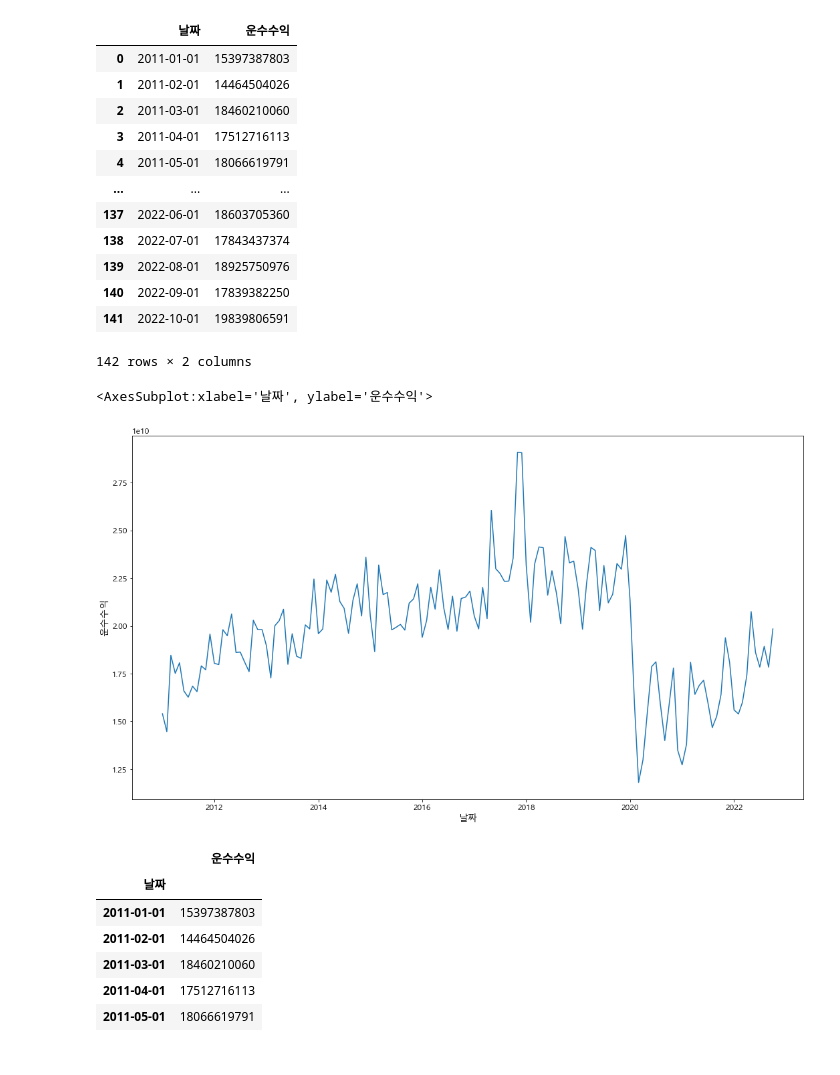
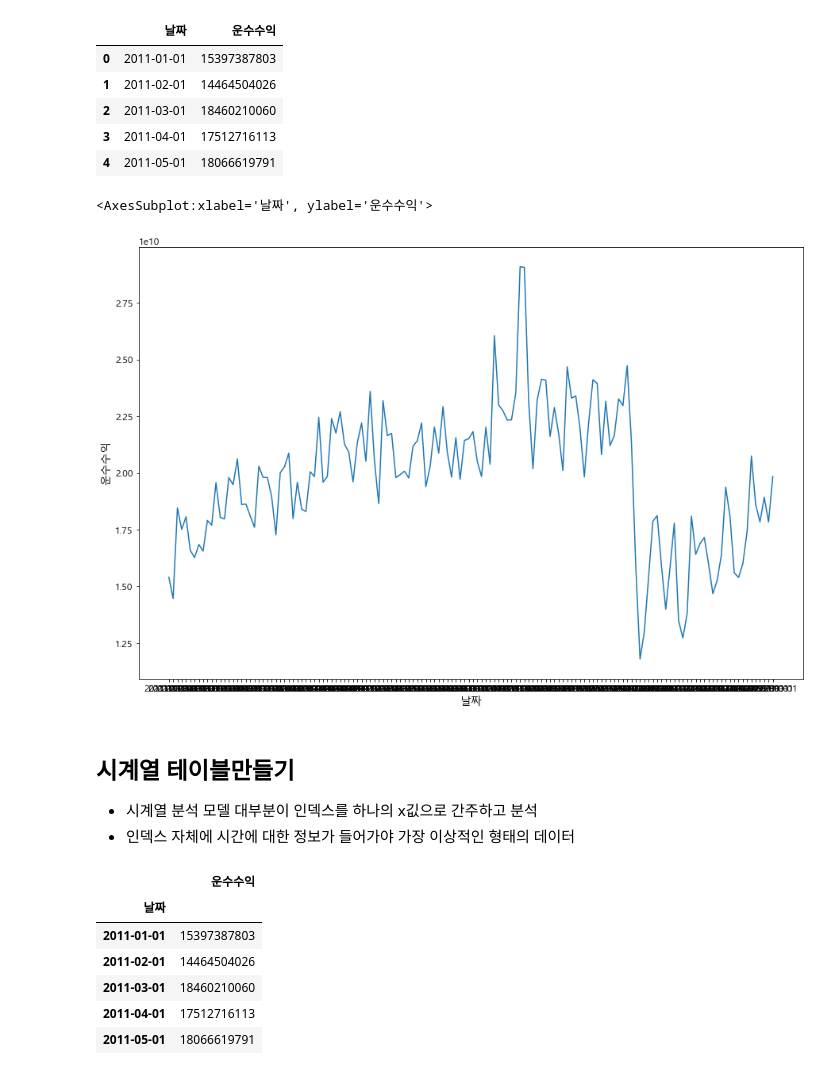
Before and after one commit to Busan-Bigdata-analysis/storage, a Jupyter notebook: analysis/Time_series.ipynb, the cells around one changed output. Drawn from its saved outputs; the diff is of its cells as text; code cells hidden in the pictures.

```diff
--- a/analysis/시계열.ipynb
+++ b/analysis/Time_series.ipynb
@@ -25,11 +69,3 @@ rc('font', family=font_name)
 # %%
 # 마이너스 깨질 때
 mpl.rcParams['axes.unicode_minus']=False
-# %%
-import pandas as pd
-import numpy as np
-import seaborn as sns
-import matplotlib as mpl
-import matplotlib.pyplot as plt
-
-mpl.rc('font',family='Malgun Gothic')
@@ -37,7 +85,8 @@ mpl.rc('font',family='Malgun Gothic')
 import statsmodels.tsa.api as tsa
 # %%
-df1=pd.read_csv('./월별 운수수익(2011.01-2022.10).csv',encoding='cp949')
-df1
+# 데이터 불러오기
+df1=pd.read_csv('./data/월별 운수수익(2011.01-2022.10).csv',encoding='cp949')
+df1.head()
 # %% [output]
 |  | 날짜 | 운수수익 |
 | 0 | 2011-01-01 | 15397387803 |
@@ -45,17 +94,13 @@ df1
 | 2 | 2011-03-01 | 18460210060 |
 | 3 | 2011-04-01 | 17512716113 |
 | 4 | 2011-05-01 | 18066619791 |
-| ... | ... | ... |
-| 137 | 2022-06-01 | 18603705360 |
-| 138 | 2022-07-01 | 17843437374 |
-| 139 | 2022-08-01 | 18925750976 |
-| 140 | 2022-09-01 | 17839382250 |
-| 141 | 2022-10-01 | 19839806591 |
-142 rows × 2 columns
 # %%
-plt.figure(figsize= (18,10))
 sns.lineplot(data=df1, x='날짜' ,y='운수수익', ci=None , estimator=sum)
 # %% [output]
 <AxesSubplot:xlabel='날짜', ylabel='운수수익'>
-[figure, old version]
+[figure, new version]
+# %% [markdown]
+## 시계열 테이블만들기
+- 시계열 분석 모델 대부분이 인덱스를 하나의 x깂으로 간주하고 분석
+- 인덱스 자체에 시간에 대한 정보가 들어가야 가장 이상적인 형태의 데이터
 # %%
```
Also changed, not shown: parts of 38 cells of this notebook.
